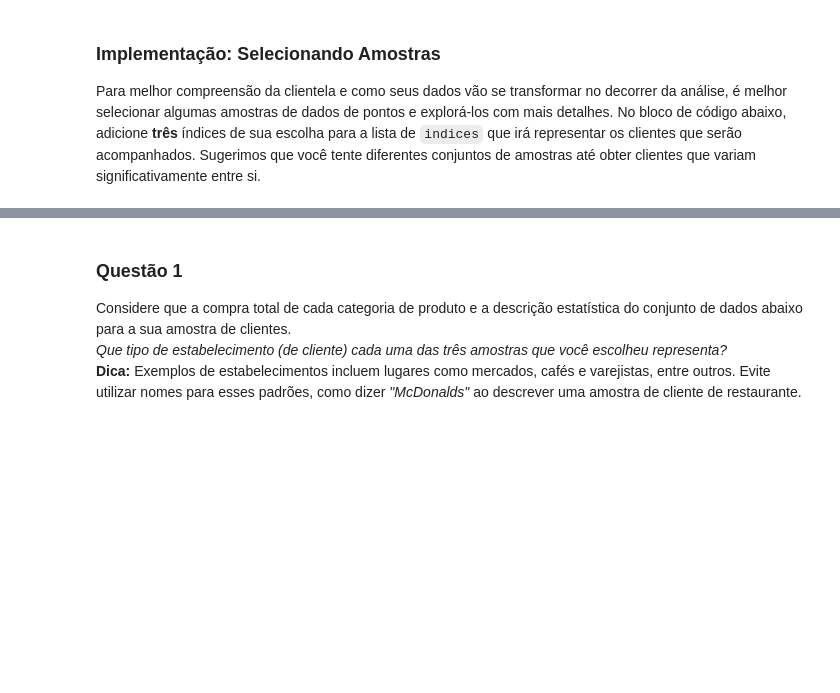
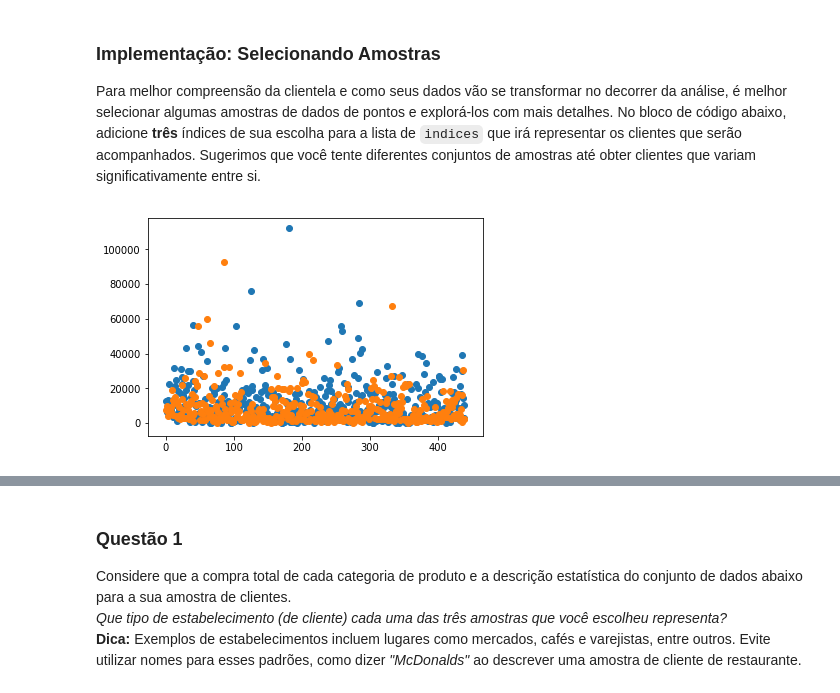
Before and after one commit to kevinszczpanski/Machine-Learning-NanoDegree, a Jupyter notebook: customer_segments/customer_segments_PT.ipynb, the cells around one changed output, grey strips where cells are left out. Cells and saved outputs as stored; diff of their text form; code cells hidden in the pictures; blank space fills up the shorter version.

```diff
--- a/customer_segments/customer_segments_PT.ipynb
+++ b/customer_segments/customer_segments_PT.ipynb
@@ -66,5 +67,16 @@ data.head()
 # %% [markdown]
 ### Implementação: Selecionando Amostras
 Para melhor compreensão da clientela e como seus dados vão se transformar no decorrer da análise, é melhor selecionar algumas amostras de dados de pontos e explorá-los com mais detalhes. No bloco de código abaixo, adicione **três** índices de sua escolha para a lista de `indices` que irá representar os clientes que serão acompanhados. Sugerimos que você tente diferentes conjuntos de amostras até obter clientes que variam significativamente entre si.
+# %%
+plt.scatter(data.index,data['Fresh'])
+#plt.scatter(data.index,data['Milk'])
+plt.scatter(data.index,data['Grocery'])
+#plt.scatter(data.index,data['Frozen'])
+#plt.scatter(data.index,data['Detergents_Paper'])
+#plt.scatter(data.index,data['Delicatessen'])
+#plt.legend()
+plt.show()
+# %% [output]
+[figure, added]
 # %%
 # TODO: Selecione três índices de sua escolha que você gostaria de obter como amostra do conjunto de dados
```
Also changed, not shown: parts of 4 cells of this notebook.
